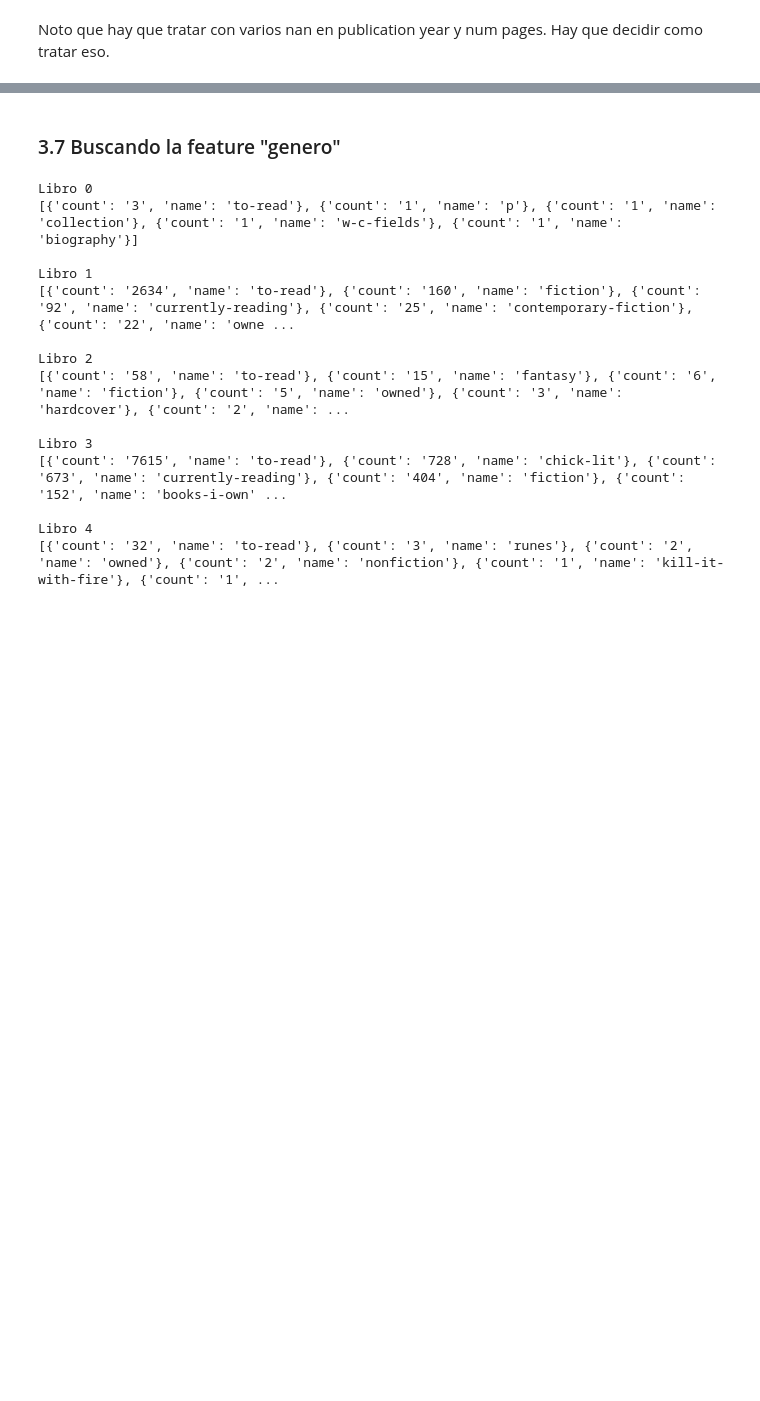
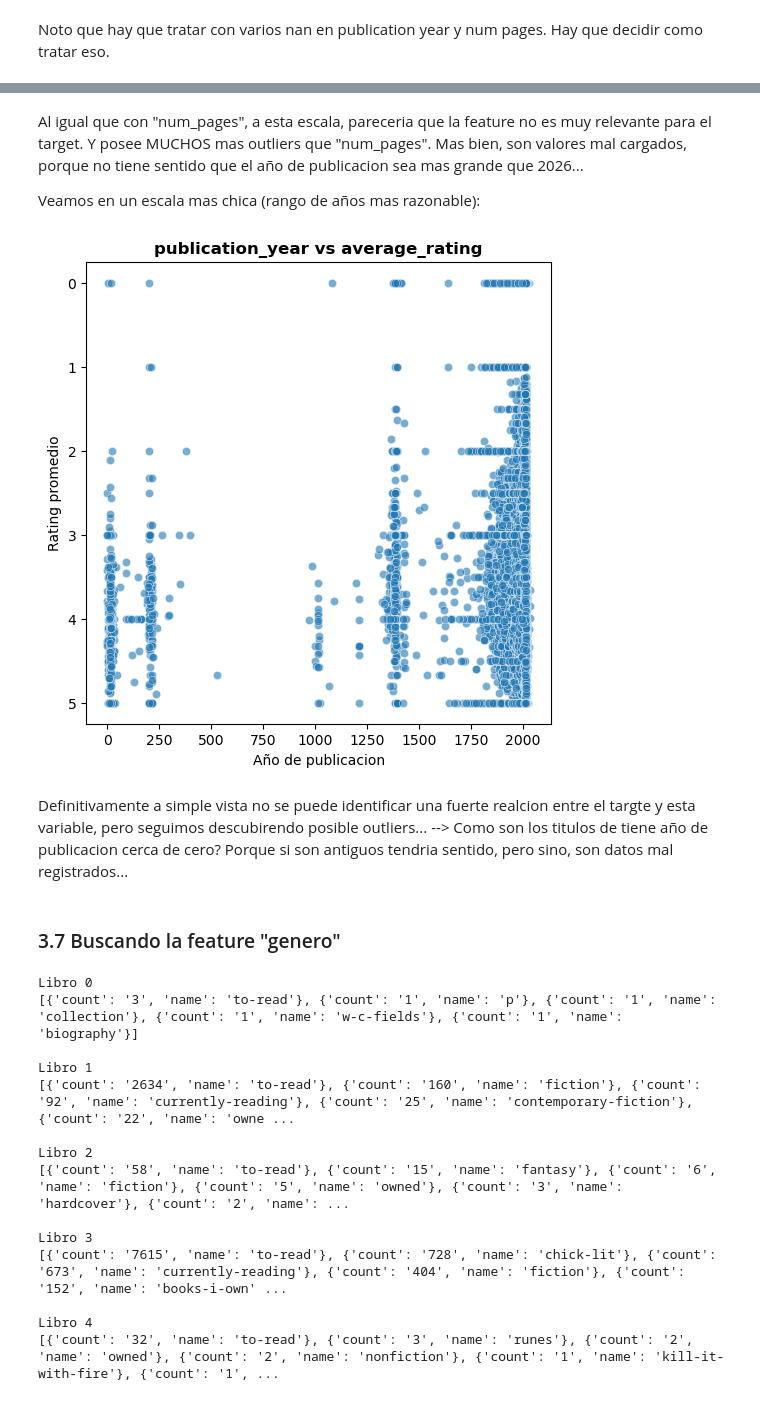
Before and after one commit to SolGarciaPereyra/Clasificador_Recomendador_Libros, a Jupyter notebook: eda_y_preprocesamiento.ipynb, the cells around one changed output, grey strips where cells are left out. Drawn from its saved outputs; the diff is of its cells as text; code cells hidden in the pictures; blank space fills up the shorter version.

```diff
--- a/eda_y_preprocesamiento.ipynb
+++ b/eda_y_preprocesamiento.ipynb
@@ -206,3 +277,20 @@ Noto que hay que tratar con varios nan en publication year y num pages. Hay que
+# %% [markdown]
+Al igual que con "num_pages", a esta escala, pareceria que la feature no es muy relevante para el target. Y posee MUCHOS mas outliers que "num_pages". Mas bien, son valores mal cargados, porque no tiene sentido que el año de publicacion sea mas grande que 2026...
+
+Veamos en un escala mas chica (rango de años mas razonable):
+# %%
+df_filtrado_publi_year = df_us_en[df_us_en["publication_year"] <= 2040]
+
+plt.figure(figsize = (6, 6))
+sns.scatterplot(data = df_filtrado_publi_year, x = "publication_year", y = "average_rating", alpha = 0.6)
+plt.xlabel("Año de publicacion")
+plt.ylabel("Rating promedio")
+plt.title("publication_year vs average_rating", fontweight = "bold")
+plt.show()
+# %% [output]
+[figure, added]
+# %% [markdown]
+Definitivamente a simple vista no se puede identificar una fuerte realcion entre el targte y esta variable, pero seguimos descubirendo posible outliers... --> Como son los titulos de tiene año de publicacion cerca de cero? Porque si son antiguos tendria sentido, pero sino, son datos mal registrados...
 # %% [markdown]
 ### 3.7 Buscando la feature "genero"
 # %%
```
Also changed, not shown: parts of 12 cells of this notebook, 2 other files.
